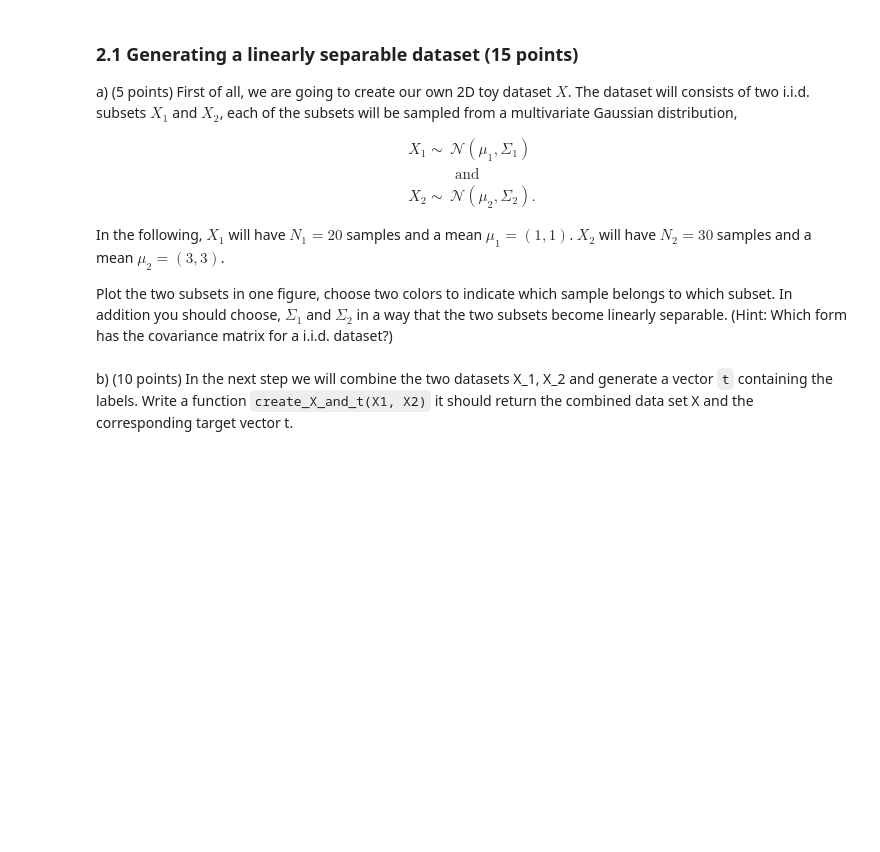
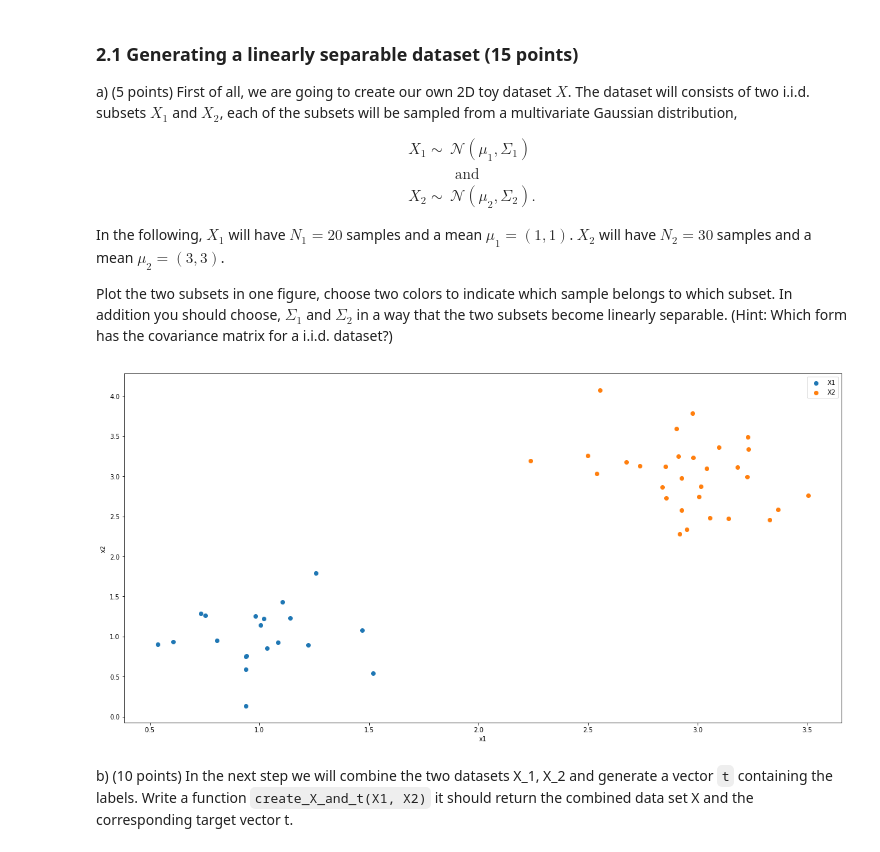
Before and after one commit to I-Pica/ML1, a Jupyter notebook: lab3.ipynb, the cells around one changed output. Drawn from its saved outputs; the diff is of its cells as text; code cells hidden in the pictures; blank space fills up the shorter version.

```diff
--- a/lab3.ipynb
+++ b/lab3.ipynb
@@ -277,2 +274,19 @@ raise NotImplementedError()
+# %%
+N1 = 20
+N2 = 30
+mu1 = np.array([1,1])
+mu2 = np.array([3,3])
+Sigma1 = np.array([[0.1,0],[0,0.1]])
+Sigma2 = Sigma1
+X1 = np.random.multivariate_normal(mu1,Sigma1,size=N1)
+X2 = np.random.multivariate_normal(mu2,Sigma2,size=N2)
+plt.scatter(X1[:,0],X1[:,1],label="X1")
+plt.scatter(X2[:,0],X2[:,1],label="X2")
+plt.xlabel("x1")
+plt.ylabel("x2")
+plt.legend()
+plt.show()
+# %% [output]
+[figure, added]
 # %% [markdown]
 b) (10 points) In the next step we will combine the two datasets X_1, X_2 and generate a vector `t` containing the labels. Write a function `create_X_and_t(X1, X2)` it should return the combined data set X and the corresponding target vector t.
```
Also changed, not shown: parts of 6 cells of this notebook.
